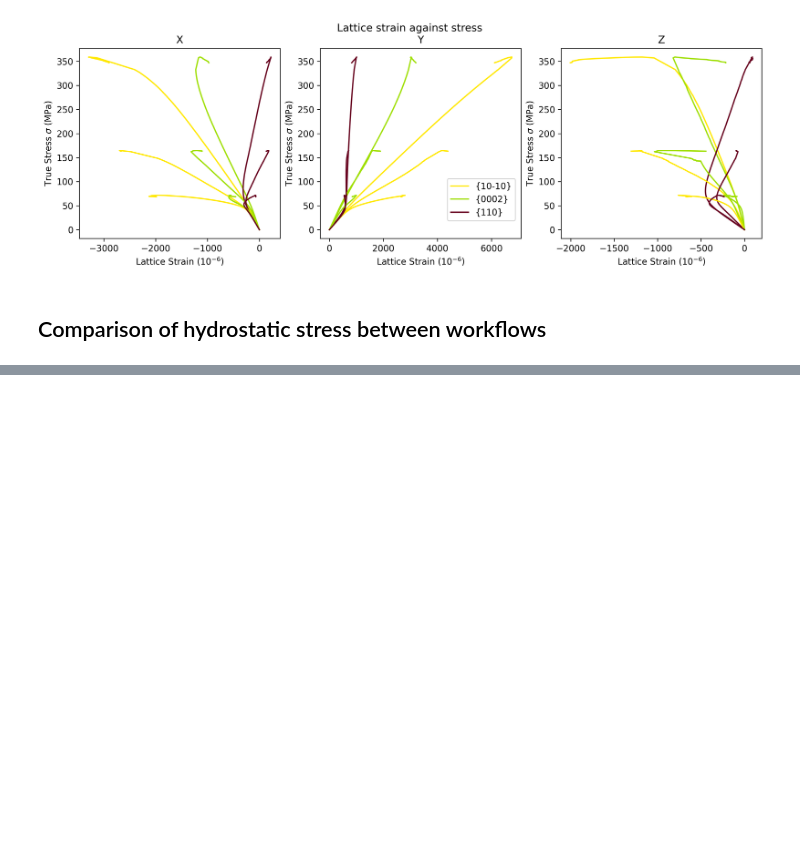
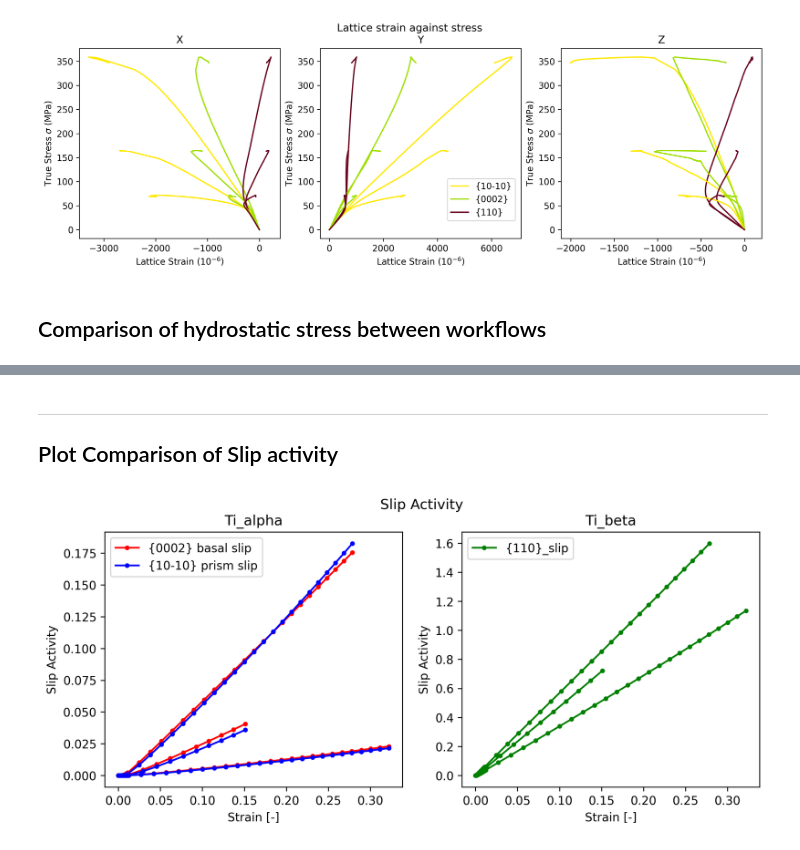
Before and after one commit to LightForm-group/Diffraction-postprocessing, a Jupyter notebook: comparison_of_workflows.ipynb, the cells around one changed output, grey strips where cells are left out. Cells and saved outputs as stored; diff of their text form; code cells hidden in the pictures; blank space fills up the shorter version.

```diff
--- a/comparison_of_workflows.ipynb
+++ b/comparison_of_workflows.ipynb
@@ -136,0 +137,41 @@ plt.legend()
+# %% [markdown]
+---
+## Plot Comparison of Slip activity
+# %%
+
+# Plot slip activity
+phases = ["Ti_alpha", "Ti_beta"]
+fig, axs = plt.subplots(1,2, figsize=(10, 4), dpi=300, facecolor='w') # one row, three coloumns
+fig.suptitle('Slip Activity')
+
+for i, phase in enumerate(phases):
+    for workflow_dir in workflow_dirs:
+        slip_activity = pickle.load(open(workflow_dir+'slip_activity.pkl', 'rb'))
+#         axs[i].plot(slip_activity['true_strain'], slip_activity['true_stress'],
+#                     label="true_stress", color='k')
+
+        if phase == "Ti_alpha":
+            axs[i].plot(slip_activity['true_strain'], slip_activity['alpha_basal_slip'],
+                        label="{0002} basal slip", color='r', marker='.')
+            axs[i].plot(slip_activity['true_strain'], slip_activity['alpha_prism_slip'],
+                        label="{10-10} prism slip", color='b', marker='.')
+#           axs[i].plot(slip_activity['true_strain'], slip_activity['alpha_pyram_slip'],
+#                       label="alpha_pyram_slip", color='y', marker='.')
+
+        if phase == "Ti_beta":
+            axs[i].plot(slip_activity['true_strain'], slip_activity['beta_slip'],
+                        label="{110}_slip", color='g', marker='.')
+
+
+    axs[i].set_title(f"{phase}")
+    axs[i].set_facecolor("white")
+    axs[i].set_xlabel("Strain [-]")
+    axs[i].set_xlim(None, None)
+    axs[i].set_ylabel("Slip Activity")
+    axs[i].set_ylim(None, None)
+
+    handles, labels = axs[i].get_legend_handles_labels()
+    by_label = dict(zip(labels, handles))
+    axs[i].legend(by_label.values(), by_label.keys())
+# %% [output]
+[figure, added]
```
Also changed, not shown: parts of 1 cell of this notebook.
